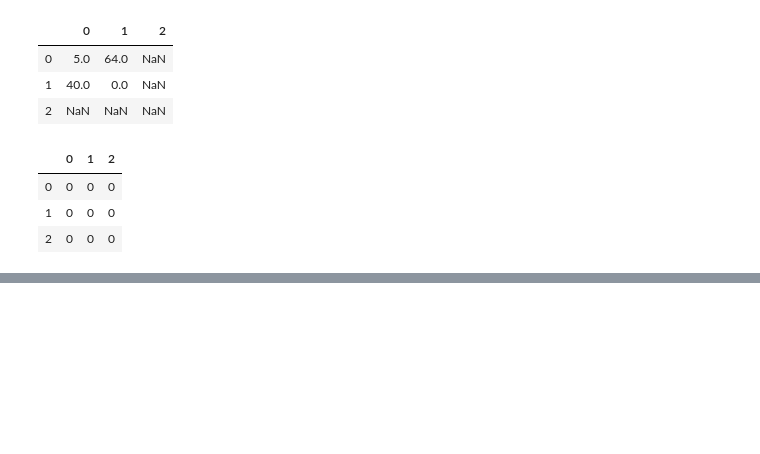
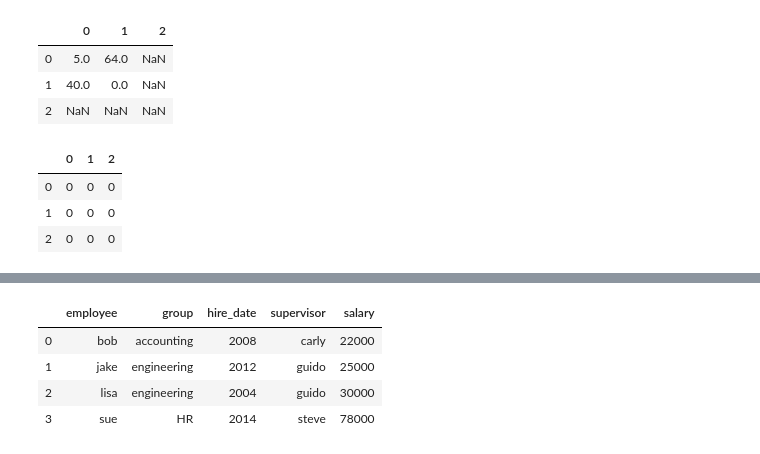
Before and after one commit to pratik7798/Python-Workshop, a Jupyter notebook: Pandas basics.ipynb, the cells around one changed output, grey strips where cells are left out. Saved outputs shown, nothing was run; the diff lists cells and outputs as text; code cells hidden in the pictures; blank space fills up the shorter version.

```diff
--- a/Pandas basics.ipynb
+++ b/Pandas basics.ipynb
@@ -388,0 +536,10 @@ x-x
+# %%
+df6=pd.DataFrame({'name':['bob','jake','lisa','sue'],'salary':[22000,25000,30000,78000]})
+dd=pd.merge(a,df6,left_on="employee",right_on="name").drop('name',axis=1)
+dd
+# %% [output]
+|  | employee | group | hire_date | supervisor | salary |
+| 0 | bob | accounting | 2008 | carly | 22000 |
+| 1 | jake | engineering | 2012 | guido | 25000 |
+| 2 | lisa | engineering | 2004 | guido | 30000 |
+| 3 | sue | HR | 2014 | steve | 78000 |
```
Also changed, not shown: parts of 24 cells of this notebook.
